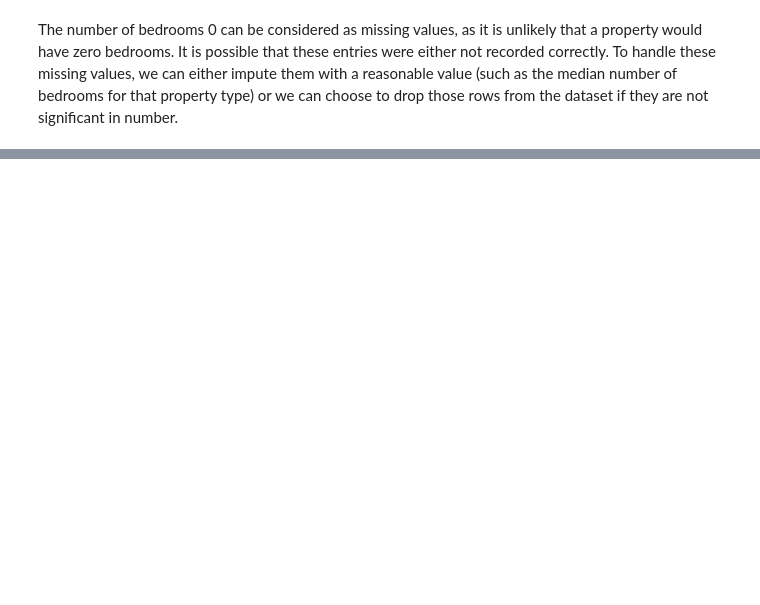
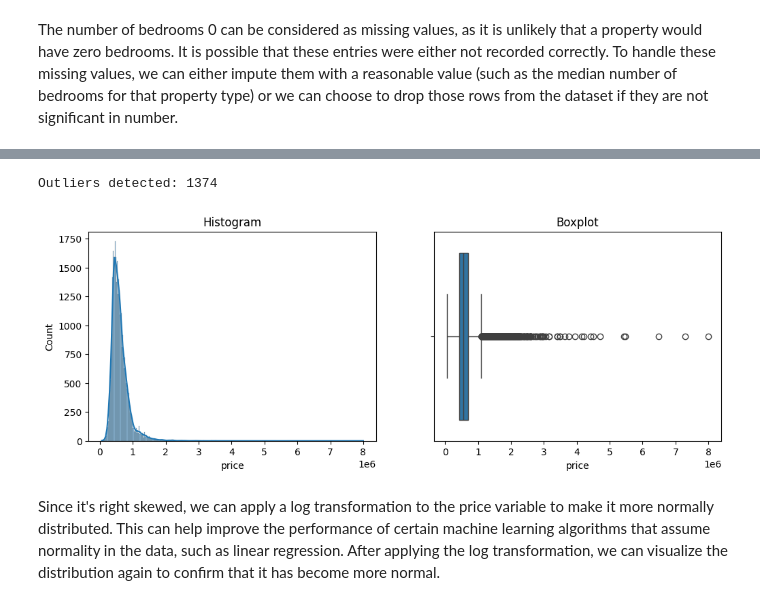
Before and after one commit to lucazini03/AI_industry, a Jupyter notebook: property_sales_forecasting/sales.ipynb, the cells around one changed output, grey strips where cells are left out. Drawn from its saved outputs; the diff is of its cells as text; code cells hidden in the pictures; blank space fills up the shorter version.

```diff
--- a/property_sales_forecasting/sales.ipynb
+++ b/property_sales_forecasting/sales.ipynb
@@ -115,0 +151,33 @@ print(df[df['type'] == 'unit']['bedrooms'].unique())
+# %%
+Q1 = df['price'].quantile(0.25)
+Q3 = df['price'].quantile(0.75)
+IQR = Q3 - Q1
+
+lower_bound = Q1 - 1.5 * IQR
+upper_bound = Q3 + 1.5 * IQR
+
+outliers = df[(df['price'] < lower_bound) | (df['price'] > upper_bound)]
+print(f"Outliers detected: {len(outliers)}")
+# %% [output]
+Outliers detected: 1374
+# %%
+import pandas as pd
+import matplotlib.pyplot as plt
+import seaborn as sns
+
+def visualize_distribution(df, column):
+    fig, ax = plt.subplots(1,2, figsize=(12,4))
+
+    sns.histplot(df[column], kde=True, ax=ax[0])
+    ax[0].set_title("Histogram")
+
+    sns.boxplot(x=df[column], ax=ax[1])
+    ax[1].set_title("Boxplot")
+
+    plt.show()
+
+visualize_distribution(df, 'price')
+# %% [output]
+[figure, added]
+# %% [markdown]
+Since it's right skewed, we can apply a log transformation to the price variable to make it more normally distributed. This can help improve the performance of certain machine learning algorithms that assume normality in the data, such as linear regression. After applying the log transformation, we can visualize the distribution again to confirm that it has become more normal.
```
Also changed, not shown: parts of 30 cells of this notebook.
